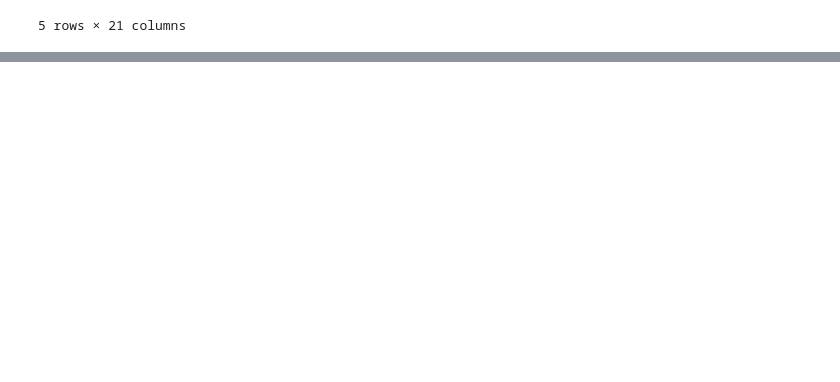
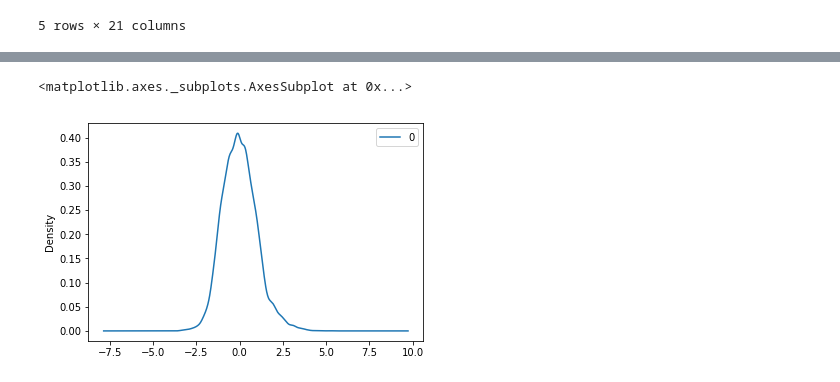
Before and after one commit to Princisharma96/Machine_learning, a Jupyter notebook: Assignment_8.ipynb, the cells around one changed output, grey strips where cells are left out. Drawn from its saved outputs; the diff is of its cells as text; code cells hidden in the pictures; blank space fills up the shorter version.

```diff
--- a/Assignment_8.ipynb
+++ b/Assignment_8.ipynb
@@ -28,0 +80,6 @@ from sklearn.linear_model import LinearRegression
+# %%
+dt2=pd.DataFrame(dt2)
+dt2.plot(kind='kde')
+# %% [output]
+<matplotlib.axes._subplots.AxesSubplot at 0x...>
+[figure, added]
```
Also changed, not shown: parts of 26 cells of this notebook.
